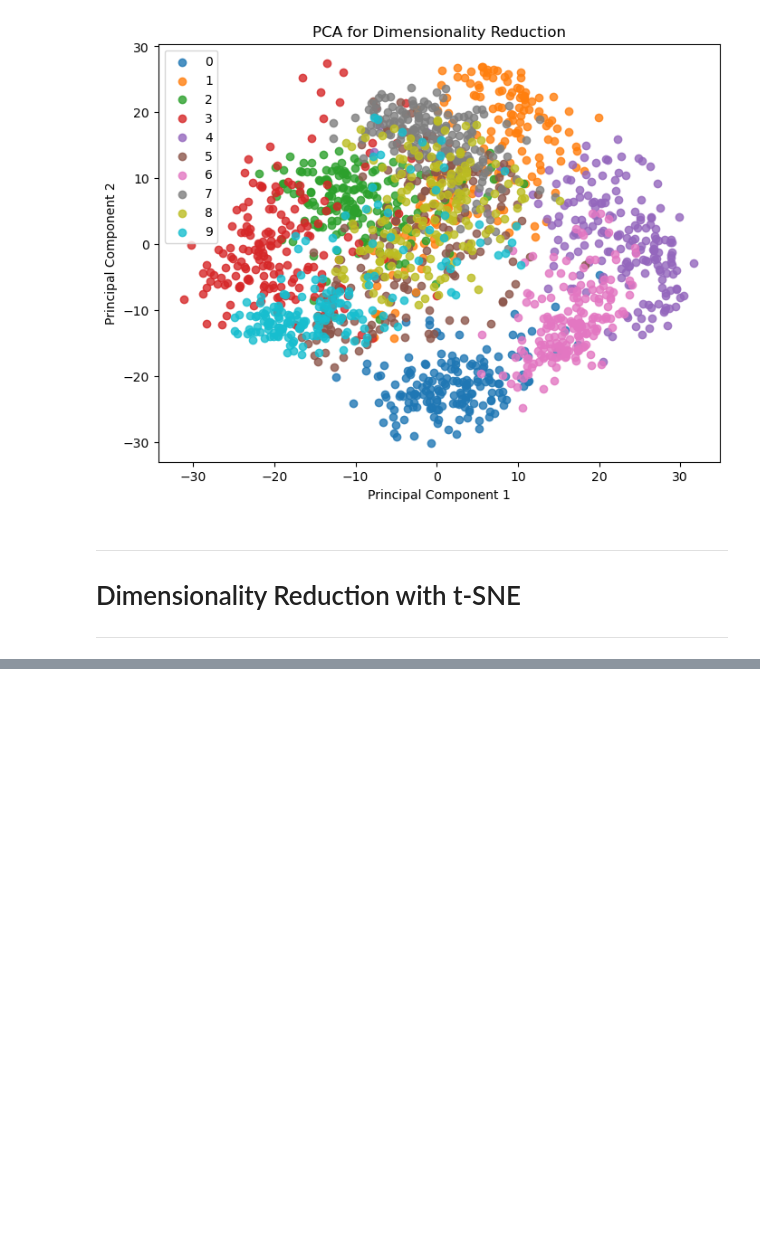
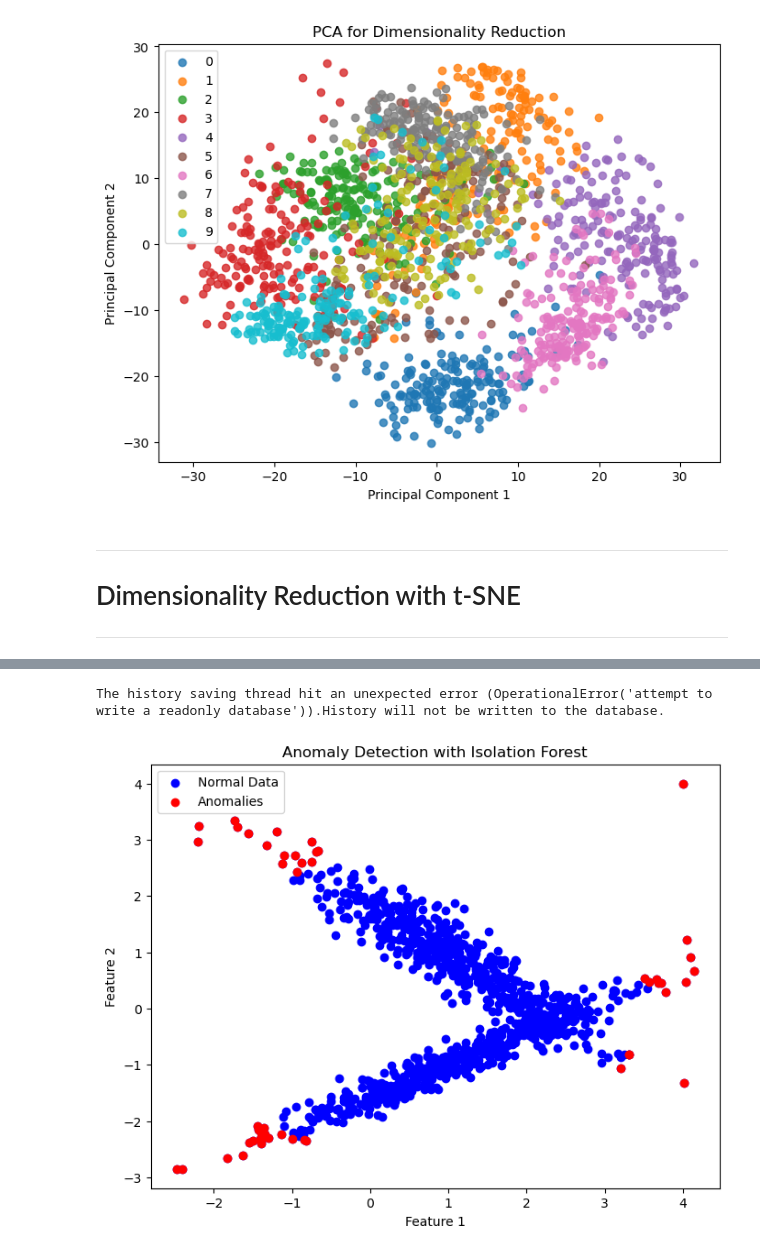
Before and after one commit to kalchan12/ml-experiments, a Jupyter notebook: ml_basics_part2 (classification)/ml_basics_part2_classification.ipynb, the cells around one changed output, grey strips where cells are left out. Drawn from its saved outputs; the diff is of its cells as text; code cells hidden in the pictures; blank space fills up the shorter version.

Commit message:
Anomaly Detection with Isolation Forest

```diff
--- a/ml_basics_part2 (classification)/ml_basics_part2_classification.ipynb
+++ b/ml_basics_part2 (classification)/ml_basics_part2_classification.ipynb
@@ -1037,0 +1045,31 @@ plt.show()
+# %%
+import numpy as np
+import matplotlib.pyplot as plt
+from sklearn.datasets import make_classification
+from sklearn.ensemble import IsolationForest
+
+# Generate synthetic dataset for anomaly detection
+X, _ = make_classification(n_samples=1000, n_features=2, n_classes=2,
+                           n_clusters_per_class=1, n_informative=2, n_redundant=0, n_repeated=0, random_state=42)
+X[-1] = np.array([4, 4]) # Introduce an anomaly
+
+# Fit Isolation Forest model for anomaly detection
+isolation_forest = IsolationForest(contamination=0.05, random_state=42)
+isolation_forest.fit(X)
+
+# Predict anomalies
+y_pred = isolation_forest.predict(X)
+anomaly_indices = np.where(y_pred == -1)[0]
+
+# Plot the data and highlight anomalies
+plt.figure(figsize=(8, 6))
+plt.scatter(X[:, 0], X[:, 1], c='blue', label='Normal Data')
+plt.scatter(X[anomaly_indices, 0], X[anomaly_indices, 1], c='red', label='Anomalies')
+plt.title('Anomaly Detection with Isolation Forest')
+plt.xlabel('Feature 1')
+plt.ylabel('Feature 2')
+plt.legend()
+plt.show()
+# %% [output]
+The history saving thread hit an unexpected error (OperationalError('attempt to write a readonly database')).History will not be written to the database.
+[figure, added]
```
Also changed, not shown: parts of 2 cells of this notebook.
